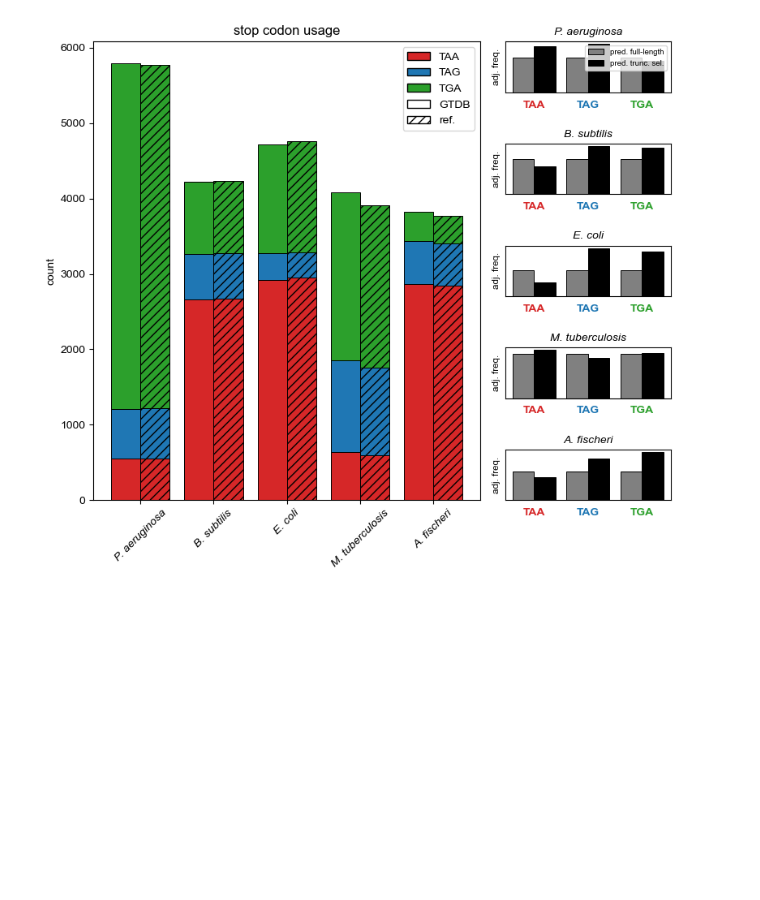
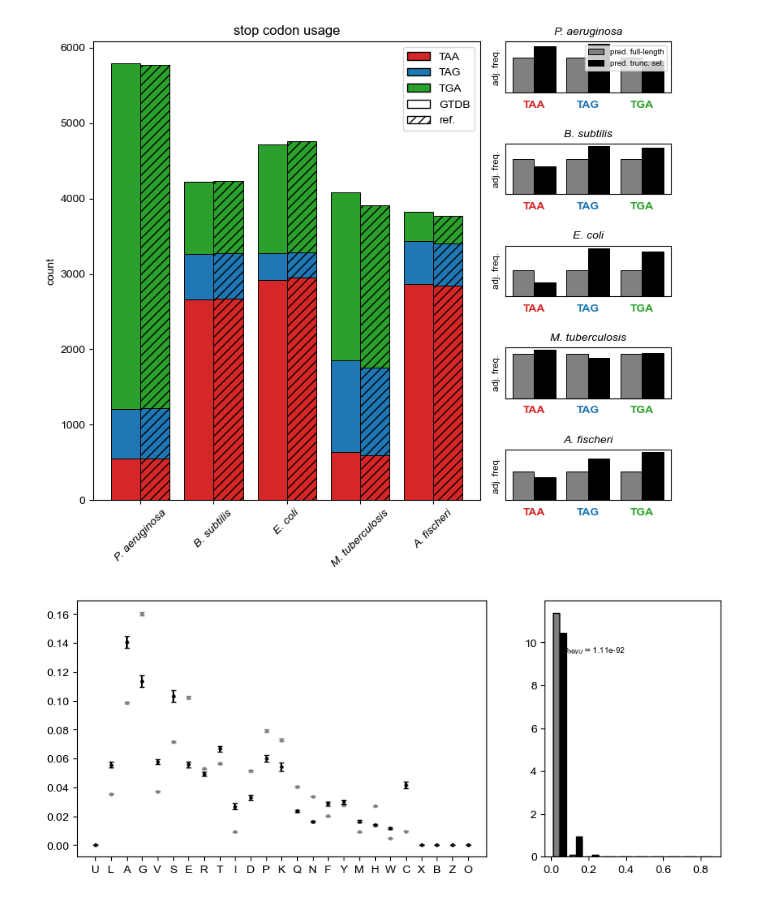
Before and after one commit to pipparichter/selenobot, a Jupyter notebook: notebooks/model-orgs-2c.ipynb, the cells around one changed output. Drawn from its saved outputs; the diff is of its cells as text; code cells hidden in the pictures; blank space fills up the shorter version.

```diff
--- a/notebooks/model-orgs-2c.ipynb
+++ b/notebooks/model-orgs-2c.ipynb
@@ -477,0 +494,51 @@ figure_5(codon_type='stop')
+# %%
+fig, axes = plt.subplots(ncols=2, figsize=(10, 4), width_ratios=[0.7, 0.3])
+
+ax = axes[0]
+# x = np.arange(len(Dataset.aa_tokens[1:]))
+x = np.arange(len(embs.columns))
+for pred, embs_ in enumerate([embs_0, embs_1]):
+    # embs_ = embs_.iloc[:, 1:] # Remove the EOS token signal.
+    y = embs_.mean(axis=0)
+    y_err = embs_.std(axis=0) / np.sqrt(len(embs_))
+    ax.scatter(x, y, c=color_map[pred], s=5)
+    ax.errorbar(x, y, yerr=y_err, capsize=2, linestyle='', color=color_map[pred])
+# ax.set_xticks(x, Dataset.aa_tokens[1:])
+ax.set_xticks(x, embs.columns)
+ax.legend(['pred. full-length', 'pred. trunc. sel.'])
+
+
+ax = axes[1]
+# I wonder if there is any signal for selenocysteine? Look at the distribution of probability differences for each residue, maybe.
+# Maybe should look how far the output for U is from the mean?
+
+# NOTE: Not sure if this is the right thing to do here, maybe look at the raw output instead? I wanted to control for the fact
+# that probabilities for non-EOS tokens are generally higher in the predicted selenoprotein case due to differences in the EOS token prediction.
+
+# TODO: Find out if ESM is trained with selenocysteines in the dataset, or are these masked? I know that rare amino acids, U included, are masked with X
+# in the Prot-T5 model, but can't find anything about ESM.
+
+def get_dist(aa:str, embs:pd.DataFrame):
+    aa_idx = list(embs.columns).index(aa) # Get the amino acid column index. Includes the EOS token
+    # This value should be more positive if the predicted residue probability is higher.
+    # dist = np.array([emb[aa_idx] - emb[1:].mean() for emb in embs.values]) # Don't include EOS token in the mean.
+    dist = np.array([emb[aa_idx] for emb in embs.values]) # Don't include EOS token in the mean.
+    return dist
+
+def get_mwu(aa:str, embs:list):
+    # Expect the first distribution in the list to be the full-length distribution.
+    dists = [get_dist(aa, embs_) for embs_ in embs]
+    res = mannwhitneyu(*dists, alternative='less')
+    return res, {'aa':aa, 'p':res.pvalue, 'u':res.statistic}
+
+# Could apply a either KL divergence or Mann-Whitney U, both of which work in non-parametric cases.
+# alternative='less' means testing if the first distribution X is less than the second distribution Y.
+aa = 'C'
+dists = [get_dist(aa, embs_0), get_dist(aa, embs_1)]
+res, _ = get_mwu(aa, [embs_0, embs_1])
+ax.hist(dists, density=True, color=['gray', 'black'], edgecolor='black')
+ax.text(0.1, 0.8, '$p_{MWU}=$' + f'{res.pvalue:.2e}', transform=ax.transAxes, fontsize='x-small')
+
+plt.show()
+# %% [output]
+[figure, added]
```
Also changed, not shown: parts of 12 cells of this notebook, 4 other files.
